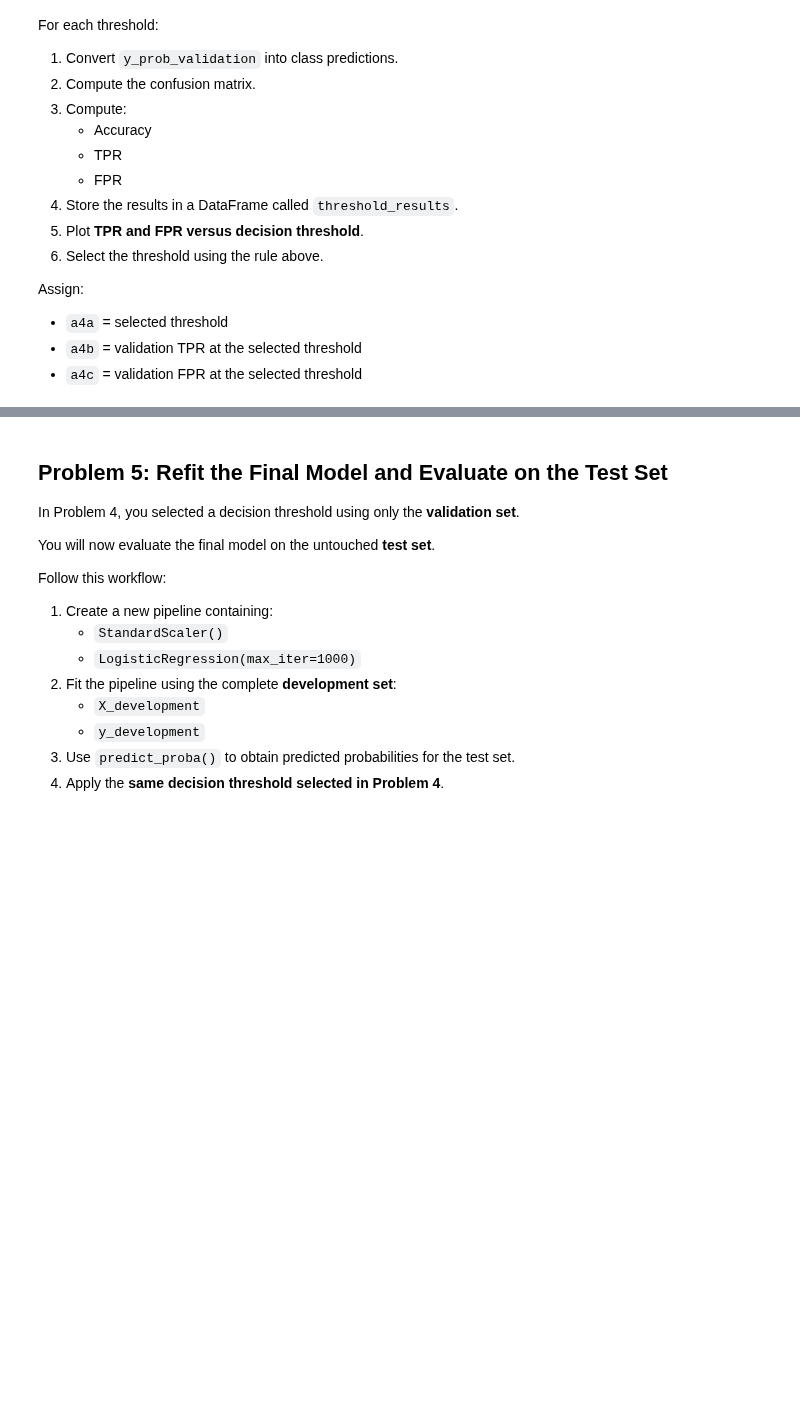
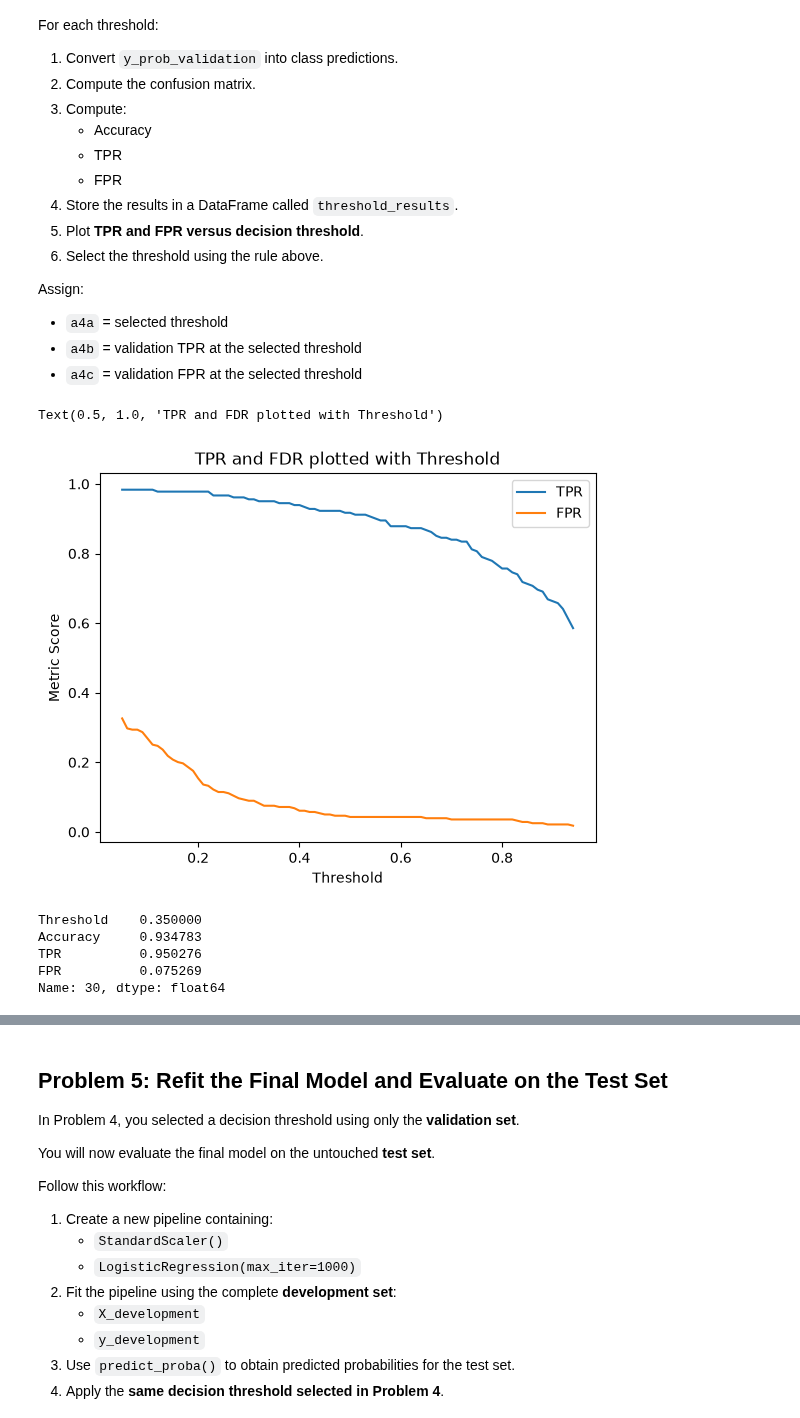
Before and after one commit to max-issokson-bu/DX603-Assignments, a Jupyter notebook: Homework_05.ipynb, the cells around one changed output, grey strips where cells are left out. Cells and saved outputs as stored; diff of their text form; code cells hidden in the pictures; blank space fills up the shorter version.

```diff
--- a/Homework_05.ipynb
+++ b/Homework_05.ipynb
@@ -350,3 +425,14 @@ Assign:
 - `a4c` = validation FPR at the selected threshold
 # %%
 # Your code here, as more cells as needed
+thereshold_results_list = []
+thresholds_to_evaluate = np.arange(.05, .95, .01)
+for threshold in thresholds_to_evaluate:
+    class_predictions = np.where(y_prob_validation >= threshold, 1, 0)
+    cm_threhold = confusion_matrix(y_validation, class_predictions, labels=[1,0])
+    tp_t, fn_t, fp_t, tn_t = cm_threhold.ravel()
+    accuracy_threhold = accuracy_score(y_validation, class_predictions)
+    tpr_t = tp_t/(tp_t + fn_t)
+    fpr_t = fp_t/(fp_t + tn_t)
+    thereshold_results_list.append({"Threshold":threshold, "Accuracy":accuracy_threhold, "TPR":tpr_t, "FPR":fpr_t})
+thereshold_results = pd.DataFrame(thereshold_results_list)
@@ -356,0 +439,21 @@ a4a = 0      # Replace with an expression that returns the selected threshold
+# %%
+plt.plot(thereshold_results.Threshold, thereshold_results.TPR, label = 'TPR')
+plt.plot(thereshold_results.Threshold, thereshold_results.FPR, label = 'FPR')
+plt.xlabel('Threshold')
+plt.ylabel("Metric Score")
+plt.legend()
+plt.title("TPR and FDR plotted with Threshold")
+# %% [output]
+Text(0.5, 1.0, 'TPR and FDR plotted with Threshold')
+[figure, added]
+# %%
+required_tpr_over_95 = thereshold_results[thereshold_results.TPR>=.95]
+max_index = required_tpr_over_95.Threshold.idxmax()
+row_max = required_tpr_over_95.iloc[max_index]
+row_max
+# %% [output]
+Threshold    0.350000
+Accuracy     0.934783
+TPR          0.950276
+FPR          0.075269
+Name: 30, dtype: float64
```
Also changed, not shown: parts of 54 cells of this notebook.
